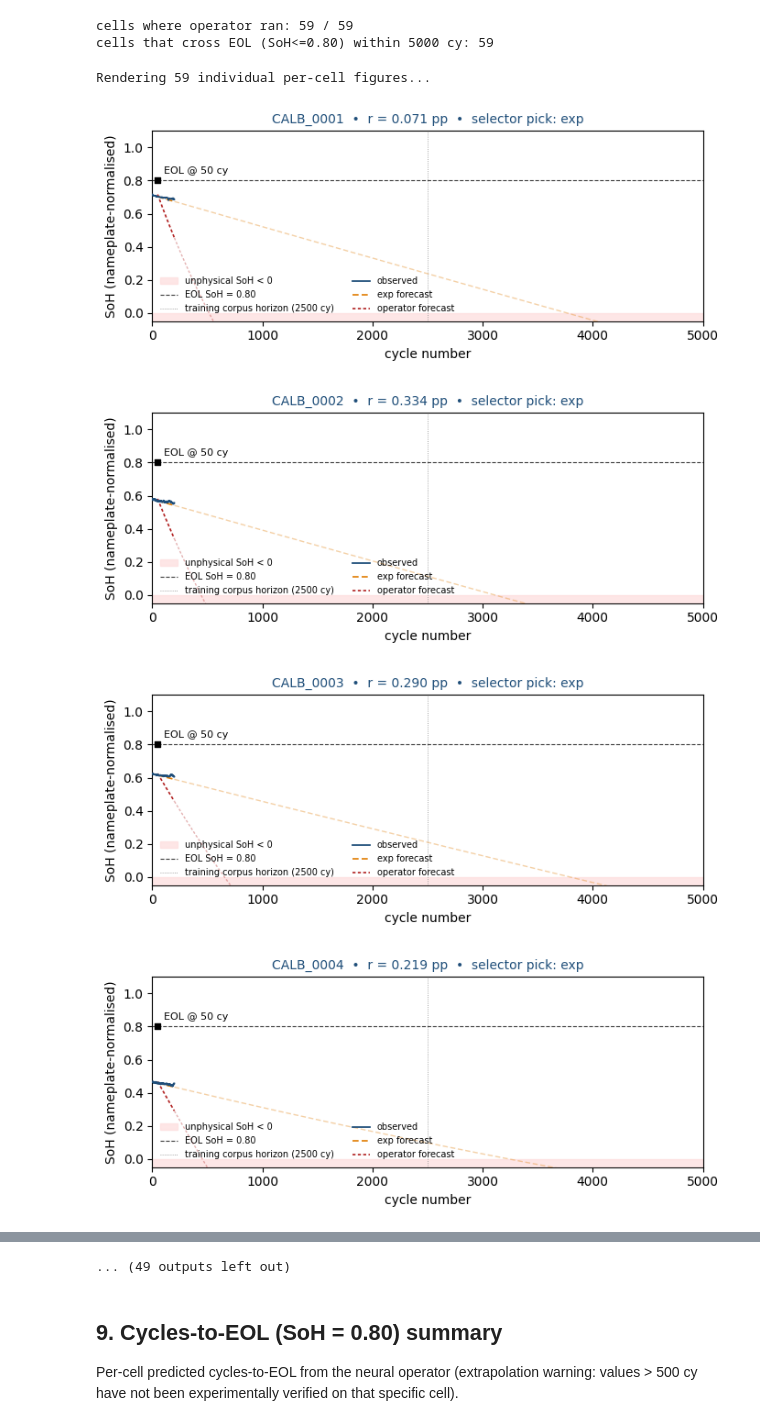
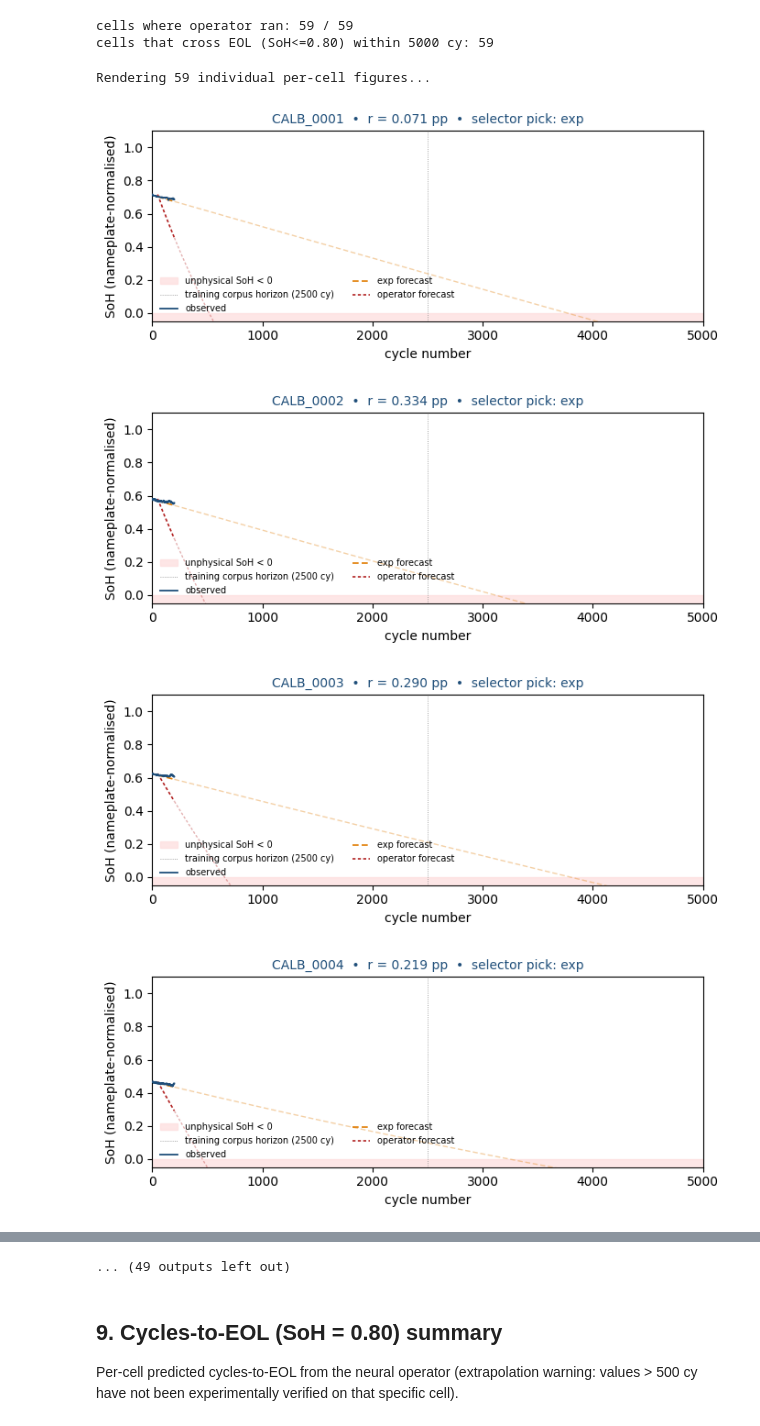
Before and after one commit to VKC-Turno/PyBaMM-Neural-ODE-RUL, a Jupyter notebook: Voltaris/V_8/01_2e_selector_on_all_cells.ipynb, the cells around one changed output, grey strips where cells are left out. Saved outputs shown, nothing was run; the diff lists cells and outputs as text; code cells hidden in the pictures.

```diff
--- a/Voltaris/V_8/01_2e_selector_on_all_cells.ipynb
+++ b/Voltaris/V_8/01_2e_selector_on_all_cells.ipynb
@@ -535,8 +535,11 @@ def _plot_one_cell(row):
     fig, ax = plt.subplots(figsize=(7.0, 3.0))
     ax.axhspan(-0.05, 0.0, color=UNPHYS, alpha=0.8, zorder=0,
                label="unphysical SoH < 0")
-    ax.axhline(0.80, color="0.25", lw=0.8, ls="--", zorder=1,
-               label="EOL SoH = 0.80")
+    # EOL SoH=0.80 reference only for REPT (datasheet cycle-life spec);
+    # CALB/EVE do not have a comparable published threshold.
+    if mk == "REPT":
+        ax.axhline(0.80, color="0.25", lw=0.8, ls="--", zorder=1,
+                   label="EOL SoH = 0.80 (REPT datasheet)")
     ax.axvline(2500, color="0.55", lw=0.6, ls=":", zorder=1,
                label="training corpus horizon (2500 cy)")
     # Observed
@@ -553,36 +556,36 @@ def _plot_one_cell(row):
     mask_op = pred_n <= obs_max
     ax.plot(pred_n[mask_op], pred_soh[mask_op], color=OP_COLOR,
             lw=1.2, ls=(0, (2, 1.5)), zorder=3, label="operator forecast")
     ax.plot(pred_n[~mask_op], pred_soh[~mask_op], color=OP_COLOR,
             lw=1.0, ls=(0, (2, 1.5)), alpha=0.35, zorder=3)
-    # Mark EOL crossing if within physical range
-    if eol_cy is not None and eol_cy <= LONG_HORIZON:
+    # Mark EOL crossing — only for REPT (datasheet threshold)
+    if mk == "REPT" and eol_cy is not None and eol_cy <= LONG_HORIZON:
         ax.scatter([eol_cy], [0.80], color="black", s=25, zorder=6,
                    marker="s")
         ax.text(eol_cy, 0.83, f"  EOL @ {int(eol_cy)} cy",
                 fontsize=8, va="bottom", ha="left")
     ax.set_xlim(0, LONG_HORIZON)
     ax.set_ylim(-0.05, 1.10)
     ax.set_xlabel("cycle number")
     ax.set_ylabel("SoH (nameplate-normalised)")
     ax.set_title(f"{row['cell']}  •  r = {residual:.3f} pp  •  "
                  f"selector pick: {pick}",
                  fontsize=10, color=SUPPLIER_C[mk])
     ax.legend(fontsize=7, loc="lower left", frameon=False, ncol=2)
     fig.tight_layout()
     out = per_cell_dir / f"{row['cell']}.pdf"
     fig.savefig(out, dpi=180, bbox_inches="tight")
     plt.show()
     plt.close(fig)
 
 print(f"Rendering {len(avail)} individual per-cell figures...\n")
 for _, row in avail.iterrows():
     _plot_one_cell(row)
 
 print(f"\nAll {len(avail)} per-cell figures written to {per_cell_dir}/")
 # %% [output]
 Rendering 59 individual per-cell figures...
-[figure, old version]
+[figure, new version]
-[figure, old version]
+[figure, new version]
-[figure, old version]
+[figure, new version]
-[figure, old version]
+[figure, new version]
```
Also changed, not shown: parts of 1 cell of this notebook.
